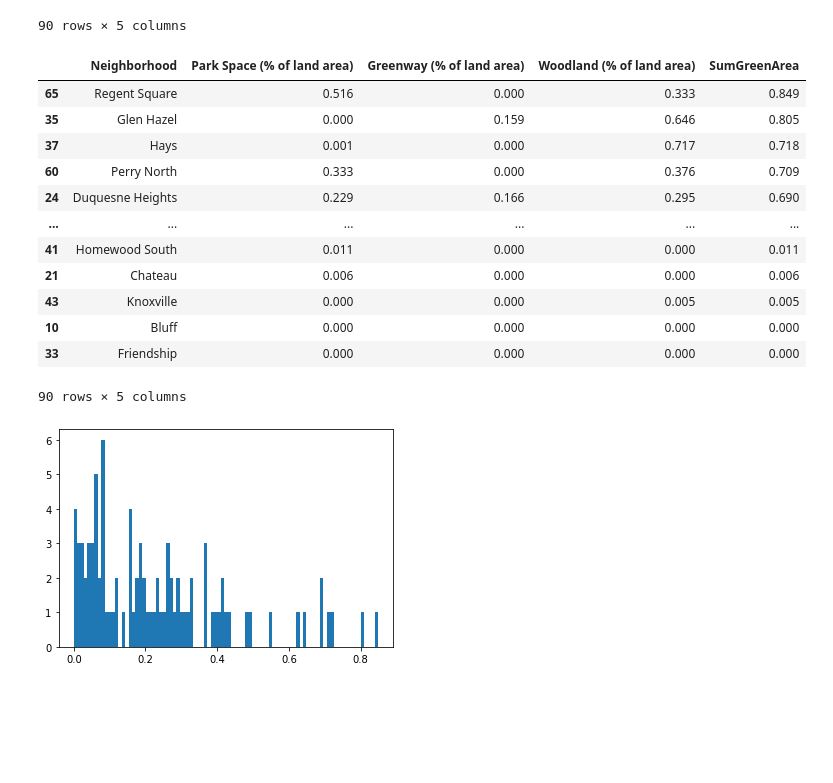
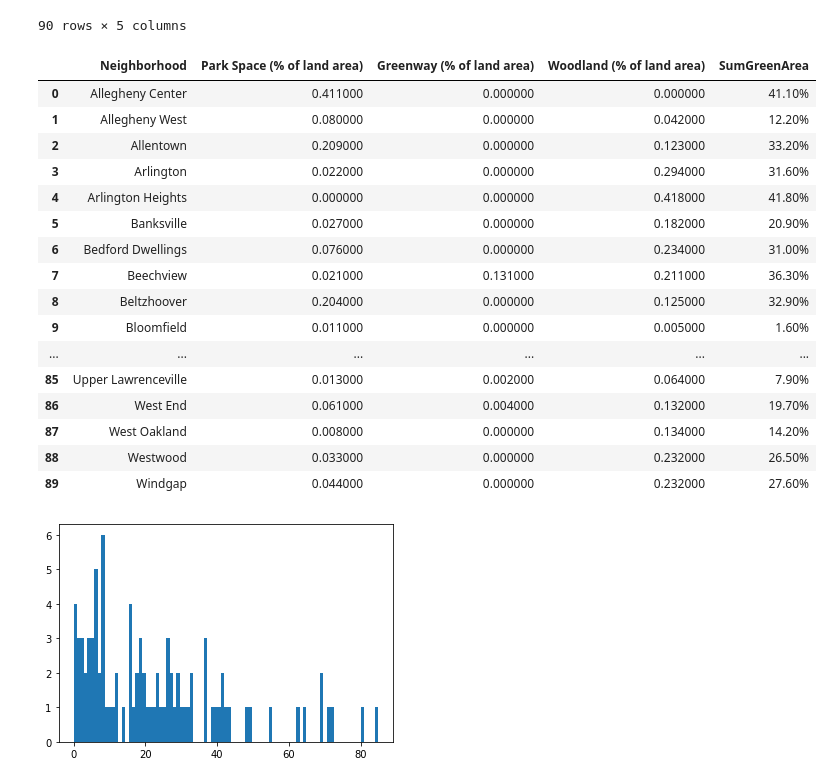
Before and after one commit to TingluR/CMPINF001-Final-Project, a Jupyter notebook: Neighborhood natural environment conditions.ipynb, the cells around one changed output. Saved outputs shown, nothing was run; the diff lists cells and outputs as text; code cells hidden in the pictures; blank space fills up the shorter version.

```diff
--- a/Neighborhood natural environment conditions.ipynb
+++ b/Neighborhood natural environment conditions.ipynb
@@ -68,22 +68,28 @@ dataNS1
 90 rows × 5 columns
 # %%
 dataNS1.sort_values(by=['SumGreenArea'], ascending=False)
+dataNS1['SumGreenArea']*=100
+dataNS1.style.format({'SumGreenArea': "{:.2f}" + "%"})
 # %% [output]
 |  | Neighborhood | Park Space (% of land area) | Greenway (% of land area) | Woodland (% of land area) | SumGreenArea |
-| 65 | Regent Square | 0.516 | 0.000 | 0.333 | 0.849 |
-| 35 | Glen Hazel | 0.000 | 0.159 | 0.646 | 0.805 |
-| 37 | Hays | 0.001 | 0.000 | 0.717 | 0.718 |
-| 60 | Perry North | 0.333 | 0.000 | 0.376 | 0.709 |
-| 24 | Duquesne Heights | 0.229 | 0.166 | 0.295 | 0.690 |
+| 0 | Allegheny Center | 0.411000 | 0.000000 | 0.000000 | 41.10% |
+| 1 | Allegheny West | 0.080000 | 0.000000 | 0.042000 | 12.20% |
+| 2 | Allentown | 0.209000 | 0.000000 | 0.123000 | 33.20% |
+| 3 | Arlington | 0.022000 | 0.000000 | 0.294000 | 31.60% |
+| 4 | Arlington Heights | 0.000000 | 0.000000 | 0.418000 | 41.80% |
+| 5 | Banksville | 0.027000 | 0.000000 | 0.182000 | 20.90% |
+| 6 | Bedford Dwellings | 0.076000 | 0.000000 | 0.234000 | 31.00% |
+| 7 | Beechview | 0.021000 | 0.131000 | 0.211000 | 36.30% |
+| 8 | Beltzhoover | 0.204000 | 0.000000 | 0.125000 | 32.90% |
+| 9 | Bloomfield | 0.011000 | 0.000000 | 0.005000 | 1.60% |
 | ... | ... | ... | ... | ... | ... |
-| 41 | Homewood South | 0.011 | 0.000 | 0.000 | 0.011 |
-| 21 | Chateau | 0.006 | 0.000 | 0.000 | 0.006 |
-| 43 | Knoxville | 0.000 | 0.000 | 0.005 | 0.005 |
-| 10 | Bluff | 0.000 | 0.000 | 0.000 | 0.000 |
-| 33 | Friendship | 0.000 | 0.000 | 0.000 | 0.000 |
+| 85 | Upper Lawrenceville | 0.013000 | 0.002000 | 0.064000 | 7.90% |
+| 86 | West End | 0.061000 | 0.004000 | 0.132000 | 19.70% |
+| 87 | West Oakland | 0.008000 | 0.000000 | 0.134000 | 14.20% |
+| 88 | Westwood | 0.033000 | 0.000000 | 0.232000 | 26.50% |
+| 89 | Windgap | 0.044000 | 0.000000 | 0.232000 | 27.60% |
-90 rows × 5 columns
 # %%
 plt.hist(dataNS1['SumGreenArea'], bins = 89)
 plt.show()
 # %% [output]
-[figure, old version]
+[figure, new version]
```
Also changed, not shown: parts of 1 cell of this notebook.
